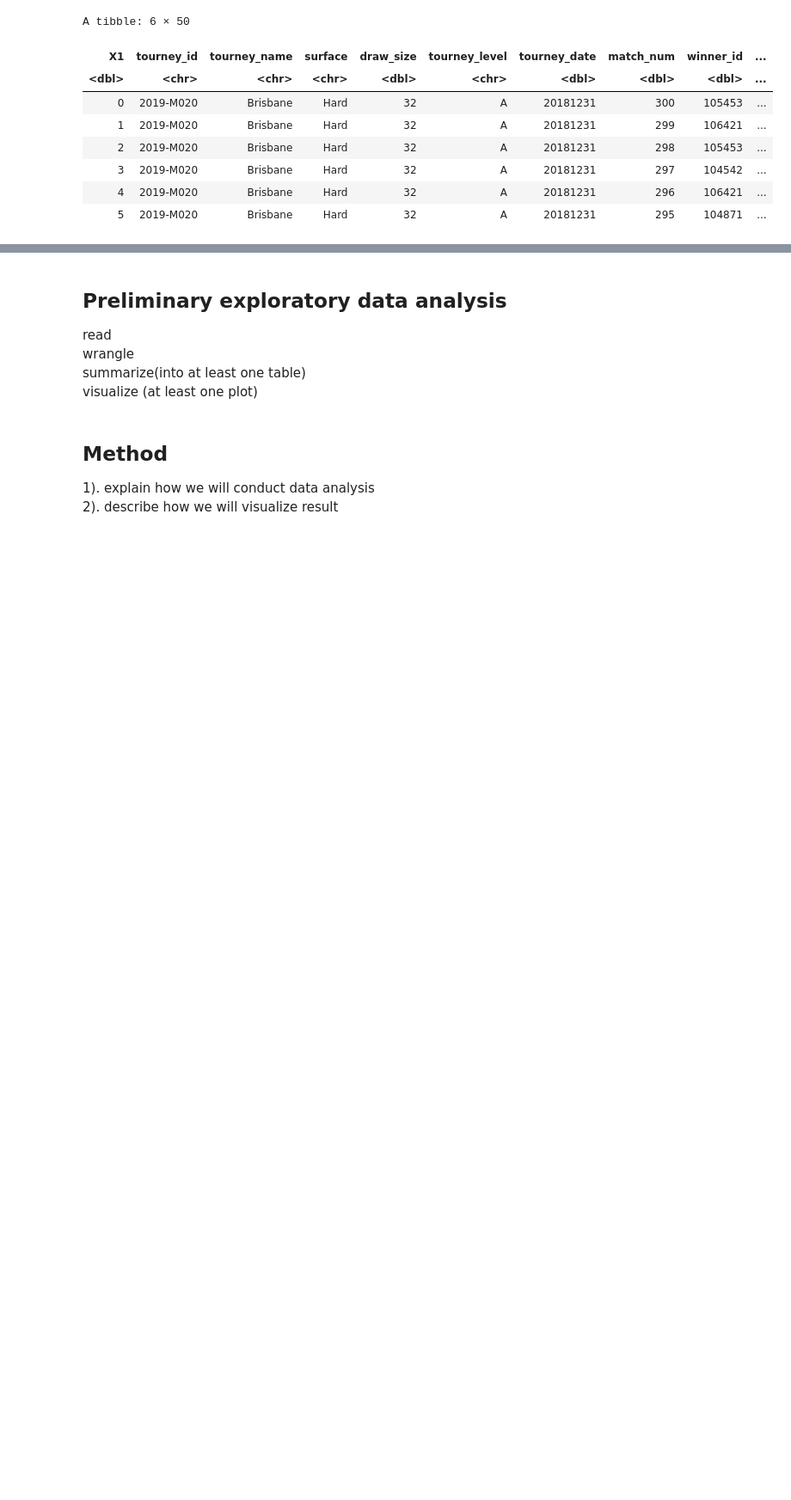
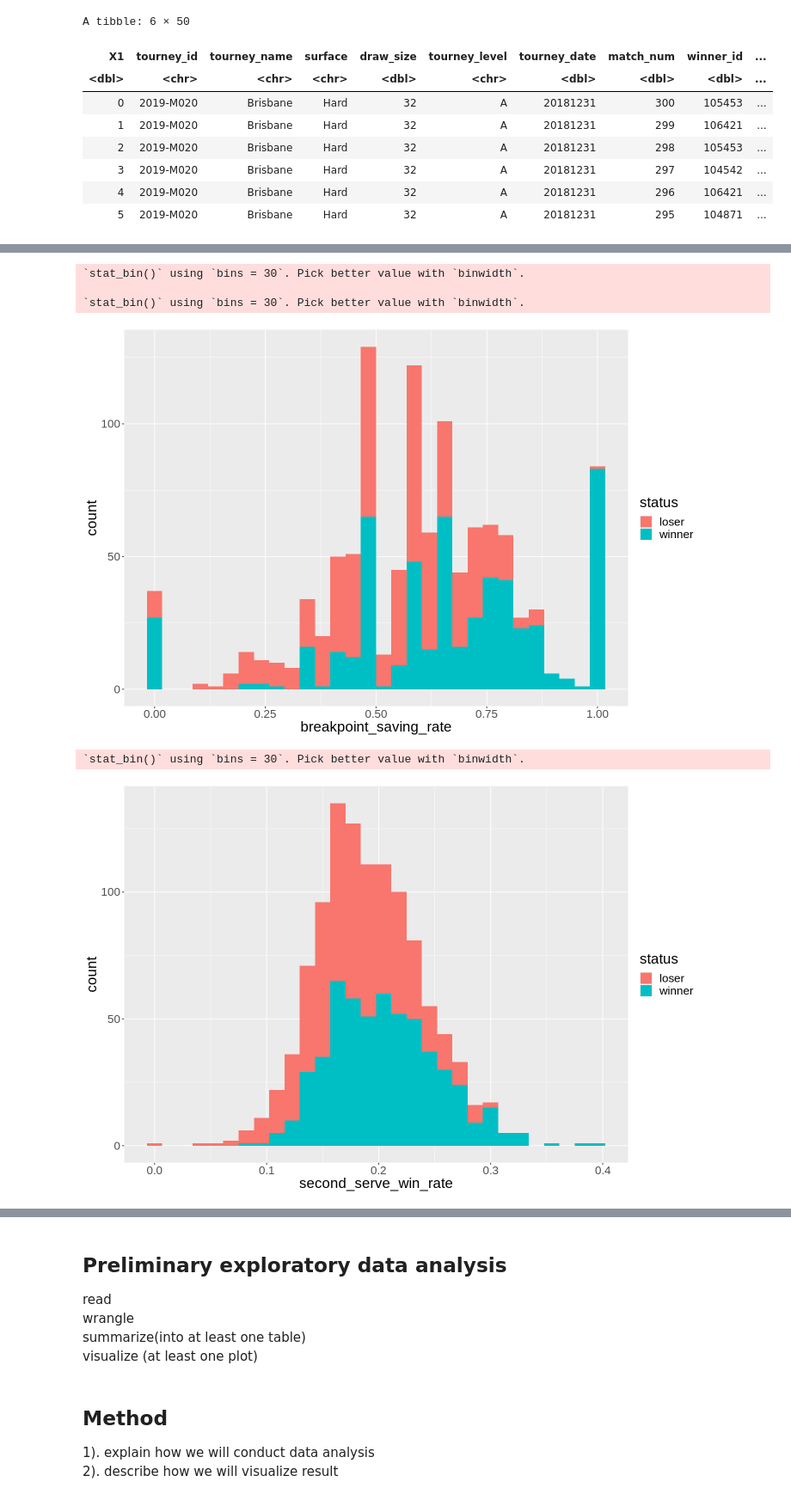
Before and after one commit to SimonYYL/DSCI_100_group19_group_project, a Jupyter notebook: project_proposal_draft.ipynb, the cells around one changed output, grey strips where cells are left out. Shown at 86% size. Saved outputs shown, nothing was run; the diff lists cells and outputs as text; code cells hidden in the pictures; blank space fills up the shorter version.

```diff
--- a/project_proposal_draft.ipynb
+++ b/project_proposal_draft.ipynb
@@ -177,0 +245,20 @@ A tibble: 1090 × 7
+# %%
+options(repr.plot.width = 12, repr.plot.height = 8)
+ggplot(stat_matter, aes(x = breakpoint_saving_rate , fill = status)) +
+    geom_histogram() +
+    theme(text = element_text(size = 20))
+
+ggplot(stat_matter, aes(x = second_serve_win_rate , fill = status)) +
+    geom_histogram() +
+    theme(text = element_text(size = 20))
+
+ggplot(stat_matter, aes(x = rank_point , fill = status)) +
+    geom_histogram() +
+    theme(text = element_text(size = 20))
+# %% [output]
+`stat_bin()` using `bins = 30`. Pick better value with `binwidth`.
+
+`stat_bin()` using `bins = 30`. Pick better value with `binwidth`.
+[figure, added]
+`stat_bin()` using `bins = 30`. Pick better value with `binwidth`.
+[figure, added]
```
Also changed, not shown: parts of 7 cells of this notebook.
